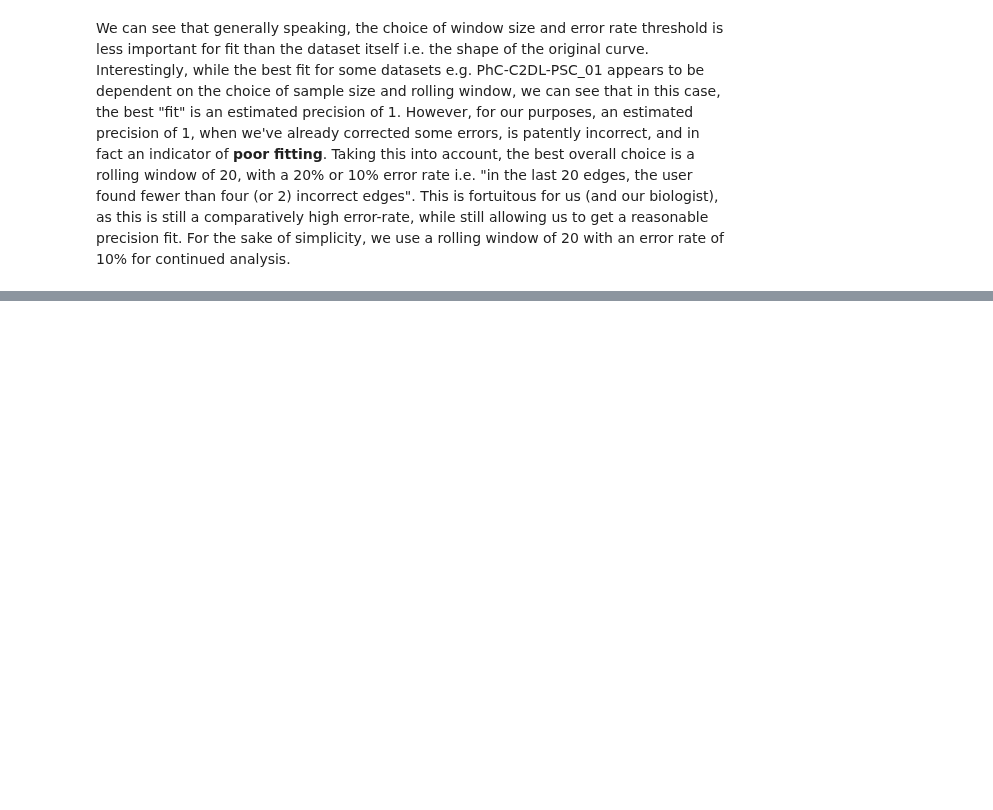
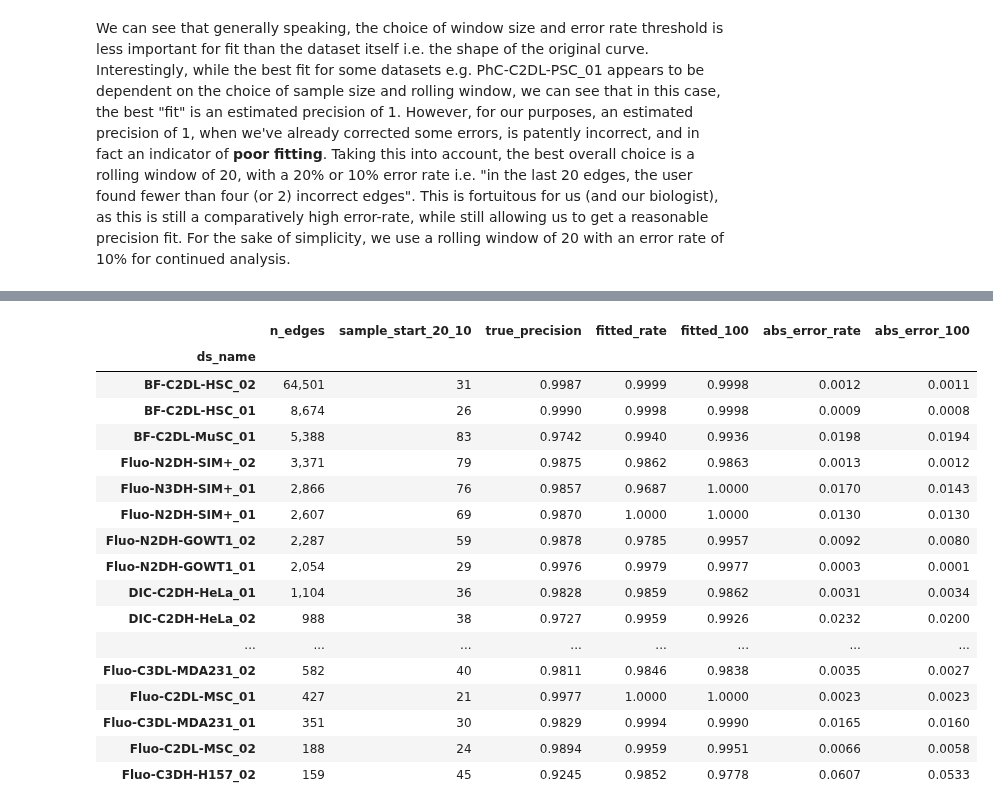
Before and after one commit to DragaDoncila/tracktour-experiments, a Jupyter notebook: pipelines/sparse-metrics/ducb_prec_modelling1.ipynb, the cells around one changed output, grey strips where cells are left out. Saved outputs shown, nothing was run; the diff lists cells and outputs as text; code cells hidden in the pictures; blank space fills up the shorter version.

Commit message:
Basically finish investigating first curve

```diff
--- a/pipelines/sparse-metrics/ducb_prec_modelling1.ipynb
+++ b/pipelines/sparse-metrics/ducb_prec_modelling1.ipynb
@@ -922,0 +702,69 @@ final_edge[['ds_name', 'true_precision', 'raw_error', 'smooth_error', 'stable_er
+# %%
+MIN_SAMPLE = 100
+
+small_sample_records = []
+
+for ds_name in col_order:
+    start_edge = rate_dicts['sample_start_20_10'].get(ds_name)
+    if start_edge is None or start_edge >= MIN_SAMPLE:
+        continue
+
+    mask = plot_df['ds_name'] == ds_name
+    y_smooth = plot_df.loc[mask, 'smoothed_prec'].values
+    x = plot_df.loc[mask, 'n_sampled'].values.astype(float)
+    true_prec = plot_df.loc[mask, 'cum_prec_estimate'].values[-1]
+
+    def fit_up_to(end_edge):
+        end_idx = int(np.searchsorted(x, end_edge))
+        x_fit = x[0:end_idx]
+        y_fit = y_smooth[0:end_idx]
+        try:
+            with warnings.catch_warnings():
+                warnings.simplefilter('ignore', OptimizeWarning)
+                popt, _ = curve_fit(reciprocal_func, x_fit, y_fit, p0=[1.0, 0.01], bounds=(0, np.inf), maxfev=10000)
+            return reciprocal_func(x[-1], *popt)
+        except RuntimeError:
+            return float('nan')
+
+    fitted_rate = fit_up_to(start_edge)
+    fitted_100 = fit_up_to(MIN_SAMPLE)
+
+    small_sample_records.append({
+        'ds_name': ds_name,
+        'n_edges': ds_info.set_index('ds_name').loc[ds_name, 'n_edges'],
+        'sample_start_20_10': int(start_edge),
+        'true_precision': true_prec,
+        'fitted_rate': fitted_rate,
+        'fitted_100': fitted_100,
+        'abs_error_rate': abs(fitted_rate - true_prec),
+        'abs_error_100': abs(fitted_100 - true_prec),
+    })
+
+small_sample_df = pd.DataFrame(small_sample_records).set_index('ds_name')
+
+display_df = small_sample_df[['n_edges', 'sample_start_20_10', 'true_precision',
+                              'fitted_rate', 'fitted_100', 'abs_error_rate', 'abs_error_100']]
+
+def highlight_better(row):
+    styles = [''] * len(row)
+    col_names = list(row.index)
+    rate_i = col_names.index('abs_error_rate')
+    h100_i = col_names.index('abs_error_100')
+    if pd.isna(row['abs_error_rate']) or pd.isna(row['abs_error_100']):
+        pass
+    elif row['abs_error_rate'] <= row['abs_error_100']:
+        styles[rate_i] = 'background-color: green'
+    else:
+        styles[h100_i] = 'background-color: green'
+    return styles
+
+display_df.style     .format({
+        'n_edges': '{:,}',
+        'sample_start_20_10': '{:,}',
+        'true_precision': '{:.4f}',
+        'fitted_rate': '{:.4f}',
+        'fitted_100': '{:.4f}',
+        'abs_error_rate': '{:.4f}',
+        'abs_error_100': '{:.4f}',
+    })     .apply(highlight_better, axis=1).set_caption(f'Datasets with sample_start_20_10 < {MIN_SAMPLE}: comparing fit at rate threshold vs {MIN_SAMPLE} edges (green = better fit)')
+# %% [output]
@@ -922,0 +772,18 @@ final_edge[['ds_name', 'true_precision', 'raw_error', 'smooth_error', 'stable_er
+|  | n_edges | sample_start_20_10 | true_precision | fitted_rate | fitted_100 | abs_error_rate | abs_error_100 |
+| ds_name |  |  |  |  |  |  |  |
+| BF-C2DL-HSC_02 | 64,501 | 31 | 0.9987 | 0.9999 | 0.9998 | 0.0012 | 0.0011 |
+| BF-C2DL-HSC_01 | 8,674 | 26 | 0.9990 | 0.9998 | 0.9998 | 0.0009 | 0.0008 |
+| BF-C2DL-MuSC_01 | 5,388 | 83 | 0.9742 | 0.9940 | 0.9936 | 0.0198 | 0.0194 |
+| Fluo-N2DH-SIM+_02 | 3,371 | 79 | 0.9875 | 0.9862 | 0.9863 | 0.0013 | 0.0012 |
+| Fluo-N3DH-SIM+_01 | 2,866 | 76 | 0.9857 | 0.9687 | 1.0000 | 0.0170 | 0.0143 |
+| Fluo-N2DH-SIM+_01 | 2,607 | 69 | 0.9870 | 1.0000 | 1.0000 | 0.0130 | 0.0130 |
+| Fluo-N2DH-GOWT1_02 | 2,287 | 59 | 0.9878 | 0.9785 | 0.9957 | 0.0092 | 0.0080 |
+| Fluo-N2DH-GOWT1_01 | 2,054 | 29 | 0.9976 | 0.9979 | 0.9977 | 0.0003 | 0.0001 |
+| DIC-C2DH-HeLa_01 | 1,104 | 36 | 0.9828 | 0.9859 | 0.9862 | 0.0031 | 0.0034 |
+| DIC-C2DH-HeLa_02 | 988 | 38 | 0.9727 | 0.9959 | 0.9926 | 0.0232 | 0.0200 |
+| ... | ... | ... | ... | ... | ... | ... | ... |
+| Fluo-C3DL-MDA231_02 | 582 | 40 | 0.9811 | 0.9846 | 0.9838 | 0.0035 | 0.0027 |
+| Fluo-C2DL-MSC_01 | 427 | 21 | 0.9977 | 1.0000 | 1.0000 | 0.0023 | 0.0023 |
+| Fluo-C3DL-MDA231_01 | 351 | 30 | 0.9829 | 0.9994 | 0.9990 | 0.0165 | 0.0160 |
+| Fluo-C2DL-MSC_02 | 188 | 24 | 0.9894 | 0.9959 | 0.9951 | 0.0066 | 0.0058 |
+| Fluo-C3DH-H157_02 | 159 | 45 | 0.9245 | 0.9852 | 0.9778 | 0.0607 | 0.0533 |
```
Also changed, not shown: parts of 13 cells of this notebook.
